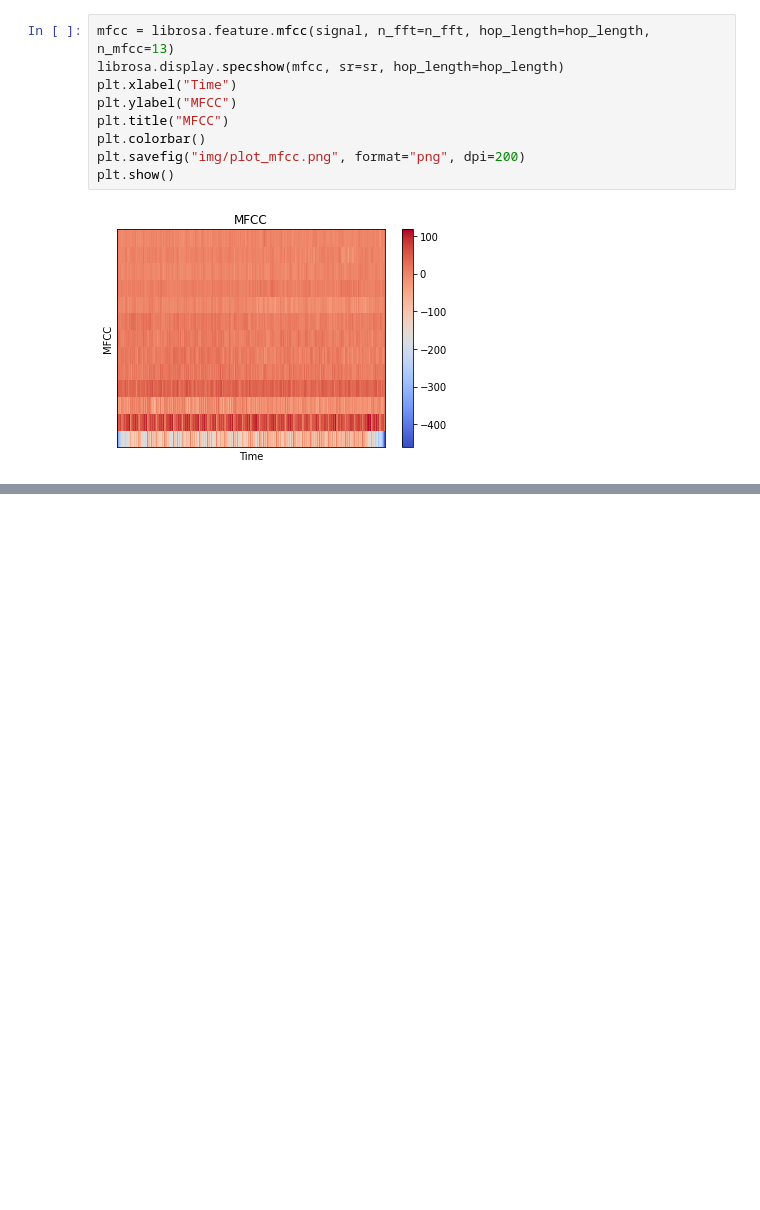
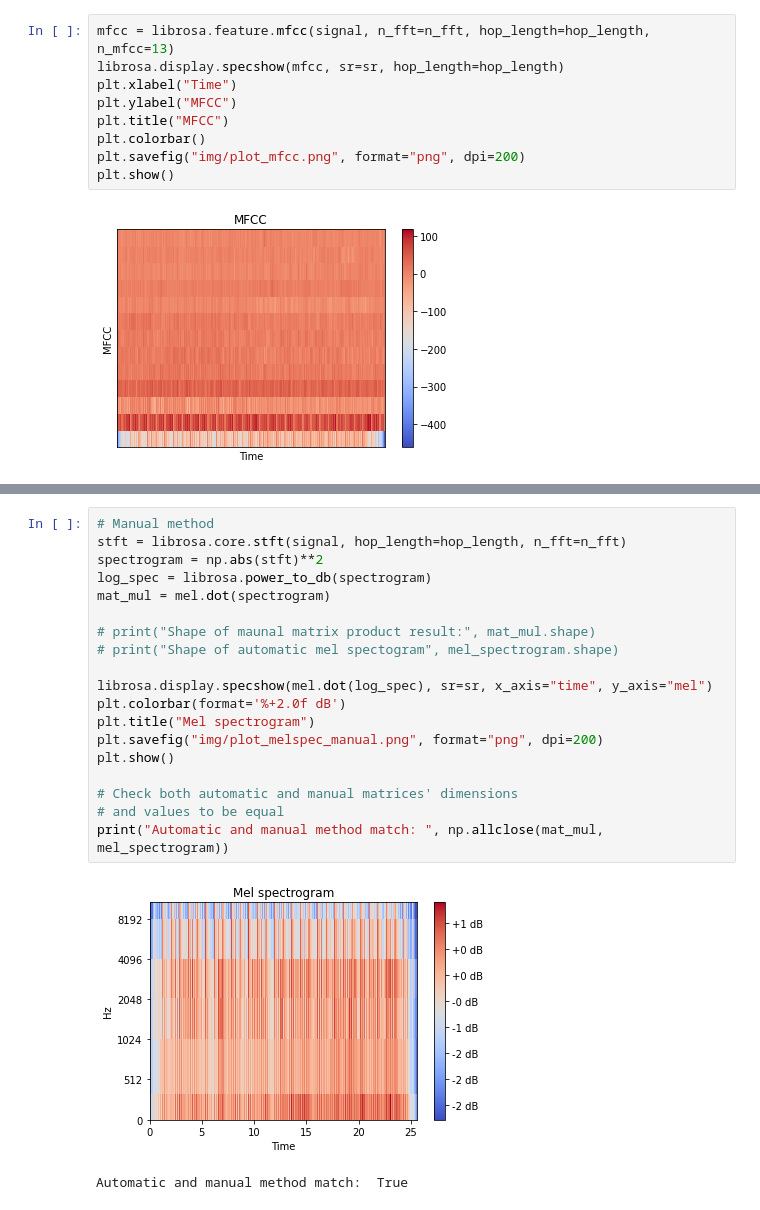
Before and after one commit to archity/music-processing, a Jupyter notebook: InputDataAnalyse.ipynb, the cells around one changed output, grey strips where cells are left out. Drawn from its saved outputs; the diff is of its cells as text; blank space fills up the shorter version.

Commit message:
Added Mel Spectogram

```diff
--- a/InputDataAnalyse.ipynb
+++ b/InputDataAnalyse.ipynb
@@ -135,0 +190,22 @@ plt.show()
+# %%
+# Manual method
+stft = librosa.core.stft(signal, hop_length=hop_length, n_fft=n_fft)
+spectrogram = np.abs(stft)**2
+log_spec = librosa.power_to_db(spectrogram)
+mat_mul = mel.dot(spectrogram)
+
+# print("Shape of maunal matrix product result:", mat_mul.shape)
+# print("Shape of automatic mel spectogram", mel_spectrogram.shape)
+
+librosa.display.specshow(mel.dot(log_spec), sr=sr, x_axis="time", y_axis="mel")
+plt.colorbar(format='%+2.0f dB')
+plt.title("Mel spectrogram")
+plt.savefig("img/plot_melspec_manual.png", format="png", dpi=200)
+plt.show()
+
+# Check both automatic and manual matrices' dimensions
+# and values to be equal
+print("Automatic and manual method match: ", np.allclose(mat_mul, mel_spectrogram))
+# %% [output]
+[figure, added]
+Automatic and manual method match:  True
```
Also changed, not shown: parts of 9 cells of this notebook, 4 other files.
